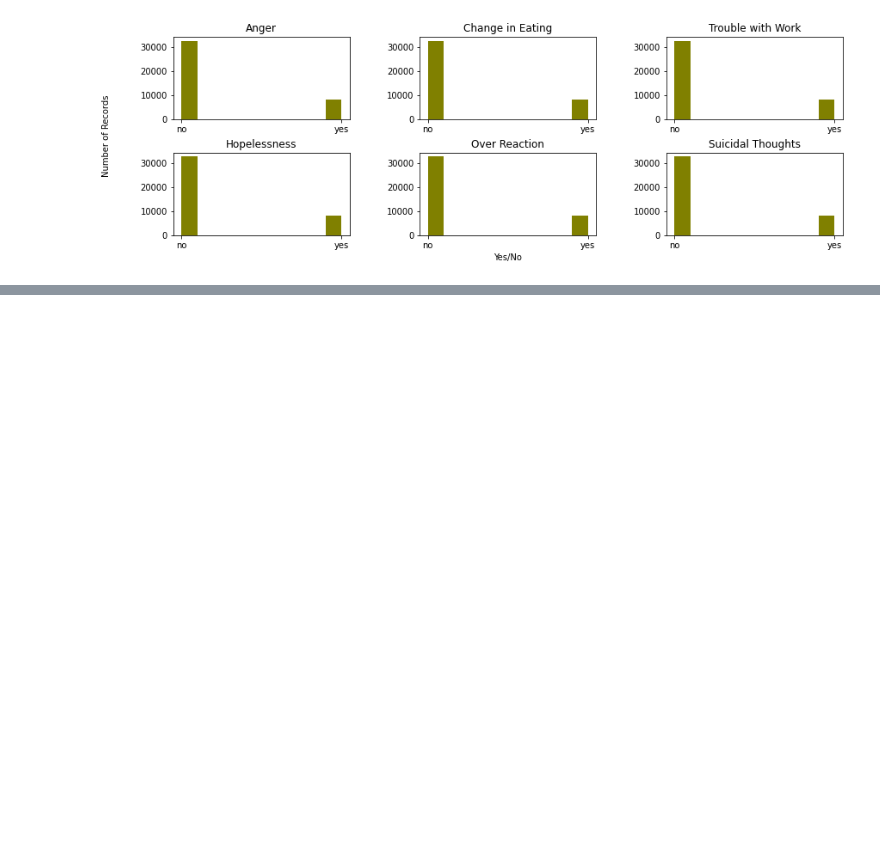
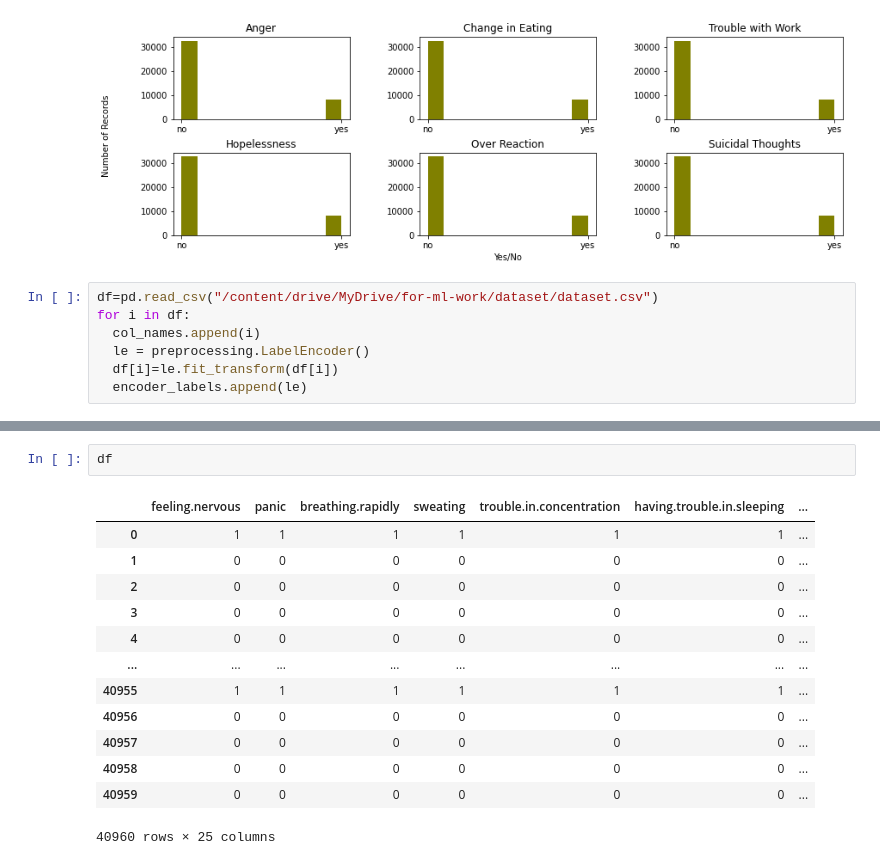
Before and after one commit to TreavVasu/abhisargah_PS-5, a Jupyter notebook: ml-work/abhisargah_PS5.ipynb, the cells around one changed output, grey strips where cells are left out. Drawn from its saved outputs; the diff is of its cells as text; blank space fills up the shorter version.

```diff
--- a/ml-work/abhisargah_PS5.ipynb
+++ b/ml-work/abhisargah_PS5.ipynb
@@ -198,3 +202,10 @@ plt.show()
 # %% [output]
                                          Factors determining Depression are:
 [figure]
+# %%
+df=pd.read_csv("/content/drive/MyDrive/for-ml-work/dataset/dataset.csv")
+for i in df:
+  col_names.append(i)
+  le = preprocessing.LabelEncoder()
+  df[i]=le.fit_transform(df[i])
+  encoder_labels.append(le)
@@ -200,0 +218,16 @@ plt.show()
+# %%
+df
+# %% [output]
+|  | feeling.nervous | panic | breathing.rapidly | sweating | trouble.in.concentration | having.trouble.in.sleeping | ... |
+| 0 | 1 | 1 | 1 | 1 | 1 | 1 | ... |
+| 1 | 0 | 0 | 0 | 0 | 0 | 0 | ... |
+| 2 | 0 | 0 | 0 | 0 | 0 | 0 | ... |
+| 3 | 0 | 0 | 0 | 0 | 0 | 0 | ... |
+| 4 | 0 | 0 | 0 | 0 | 0 | 0 | ... |
+| ... | ... | ... | ... | ... | ... | ... | ... |
+| 40955 | 1 | 1 | 1 | 1 | 1 | 1 | ... |
+| 40956 | 0 | 0 | 0 | 0 | 0 | 0 | ... |
+| 40957 | 0 | 0 | 0 | 0 | 0 | 0 | ... |
+| 40958 | 0 | 0 | 0 | 0 | 0 | 0 | ... |
+| 40959 | 0 | 0 | 0 | 0 | 0 | 0 | ... |
+40960 rows × 25 columns
```
Also changed, not shown: parts of 5 cells of this notebook.
